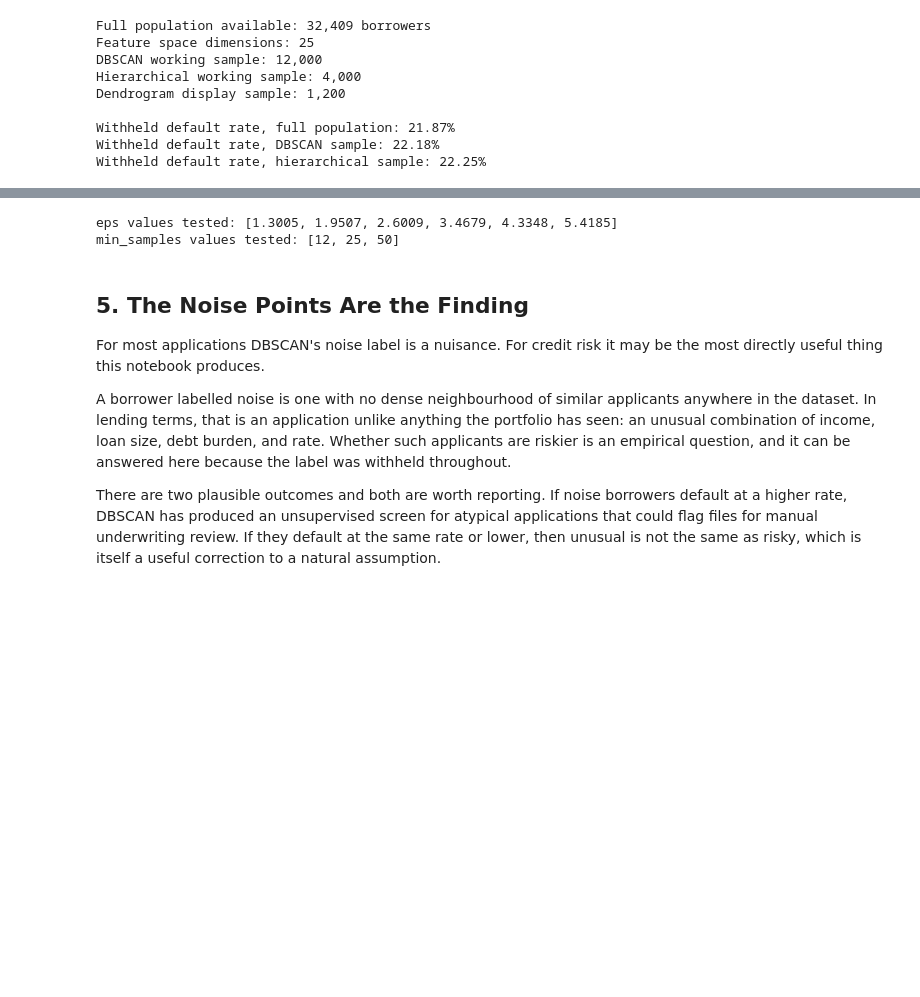
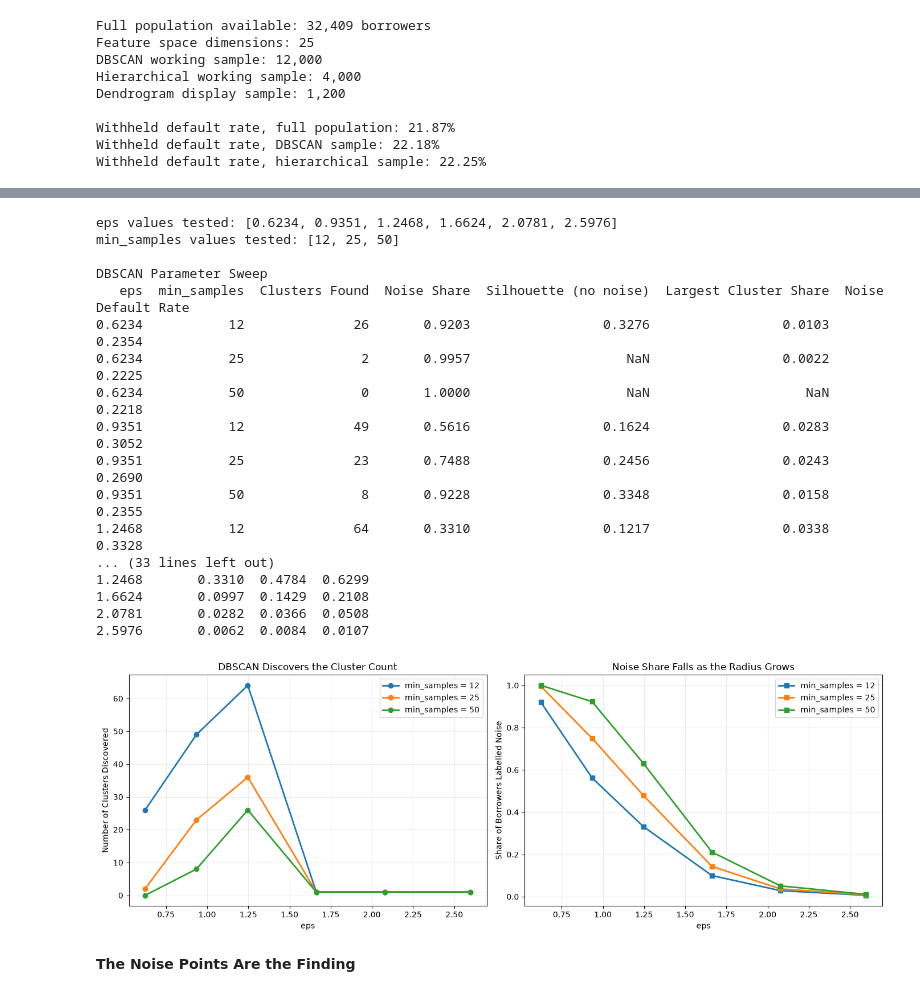
Before and after one commit to g-poklitar/DX799, a Jupyter notebook: Week11_Gueorgui_Poklitar.ipynb, the cells around one changed output, grey strips where cells are left out. Drawn from its saved outputs; the diff is of its cells as text; code cells hidden in the pictures; blank space fills up the shorter version.

```diff
--- a/Week11_Gueorgui_Poklitar.ipynb
+++ b/Week11_Gueorgui_Poklitar.ipynb
@@ -473,14 +423,14 @@ print(
 
 if selection_regime == "multiple dense clusters":
     print(
-        "\n[Inference] DBSCAN located more than one region of genuine "
+        "\n DBSCAN located more than one region of genuine "
         "density, so the population is not a single undifferentiated mass. "
         "Section 9 tests whether these regions correspond to the segments "
         "K-Means and Ward found."
     )
 elif selection_regime == "single dense core plus noise":
     print(
-        "\n[Inference] Across the entire parameter grid DBSCAN found one "
+        "\n Across the entire parameter grid DBSCAN found one "
         "dense region rather than several, with the remainder labelled "
         "noise. This is not a tuning failure, it is a substantive finding "
         "about the shape of the portfolio: borrower attributes form one "
@@ -494,7 +444,7 @@ elif selection_regime == "single dense core plus noise":
     )
 else:
     print(
-        "\n[Inference] No configuration produced either multiple clusters "
+        "\n No configuration produced either multiple clusters "
         "or a usable core-and-noise split. Falling back to the setting "
         "finding the most clusters. The degeneracy is itself the result: "
         "on a dense continuous population in twenty-five dimensions, "
@@ -532,49 +482,52 @@ for min_samples_value in min_samples_candidates:
         subset["eps"],
         subset["Clusters Found"],
         marker="o",
         linewidth=2,
         label=f"min_samples = {min_samples_value}"
     )
     axes[1].plot(
         subset["eps"],
         subset["Noise Share"],
         marker="s",
         linewidth=2,
         label=f"min_samples = {min_samples_value}"
     )
 
 axes[0].set_xlabel("eps")
 axes[0].set_ylabel("Number of Clusters Discovered")
 axes[0].set_title("DBSCAN Discovers the Cluster Count")
 axes[0].legend()
 axes[0].grid(alpha=0.25)
 
 axes[1].set_xlabel("eps")
 axes[1].set_ylabel("Share of Borrowers Labelled Noise")
 axes[1].set_title("Noise Share Falls as the Radius Grows")
 axes[1].legend()
 axes[1].grid(alpha=0.25)
 
 plt.tight_layout()
 plt.show()
 # %% [output]
-eps values tested: [1.3005, 1.9507, 2.6009, 3.4679, 4.3348, 5.4185]
+eps values tested: [0.6234, 0.9351, 1.2468, 1.6624, 2.0781, 2.5976]
 min_samples values tested: [12, 25, 50]
+
+DBSCAN Parameter Sweep
+   eps  min_samples  Clusters Found  Noise Share  Silhouette (no noise)  Largest Cluster Share  Noise Default Rate
+0.6234           12              26       0.9203                 0.3276                 0.0103              0.2354
+0.6234           25               2       0.9957                    NaN                 0.0022              0.2225
+0.6234           50               0       1.0000                    NaN                    NaN              0.2218
+0.9351           12              49       0.5616                 0.1624                 0.0283              0.3052
+0.9351           25              23       0.7488                 0.2456                 0.0243              0.2690
+0.9351           50               8       0.9228                 0.3348                 0.0158              0.2355
+1.2468           12              64       0.3310                 0.1217                 0.0338              0.3328
+... (33 lines left out)
+1.2468       0.3310  0.4784  0.6299
+1.6624       0.0997  0.1429  0.2108
+2.0781       0.0282  0.0366  0.0508
+2.5976       0.0062  0.0084  0.0107
+[figure, added]
 # %% [markdown]
-## 5. The Noise Points Are the Finding
-
-For most applications DBSCAN's noise label is a nuisance. For credit risk it may be the most directly
-useful thing this notebook produces.
-
-A borrower labelled noise is one with no dense neighbourhood of similar applicants anywhere in the
-dataset. In lending terms, that is an application unlike anything the portfolio has seen: an unusual
-combination of income, loan size, debt burden, and rate. Whether such applicants are riskier is an
-empirical question, and it can be answered here because the label was withheld throughout.
-
-There are two plausible outcomes and both are worth reporting. If noise borrowers default at a higher
-rate, DBSCAN has produced an unsupervised screen for atypical applications that could flag files for
-manual underwriting review. If they default at the same rate or lower, then unusual is not the same as
-risky, which is itself a useful correction to a natural assumption.
+**The Noise Points Are the Finding**
 # %%
 noise_mask = dbscan_labels == -1
 clustered_mask = ~noise_mask
```
Also changed, not shown: parts of 18 cells of this notebook.
